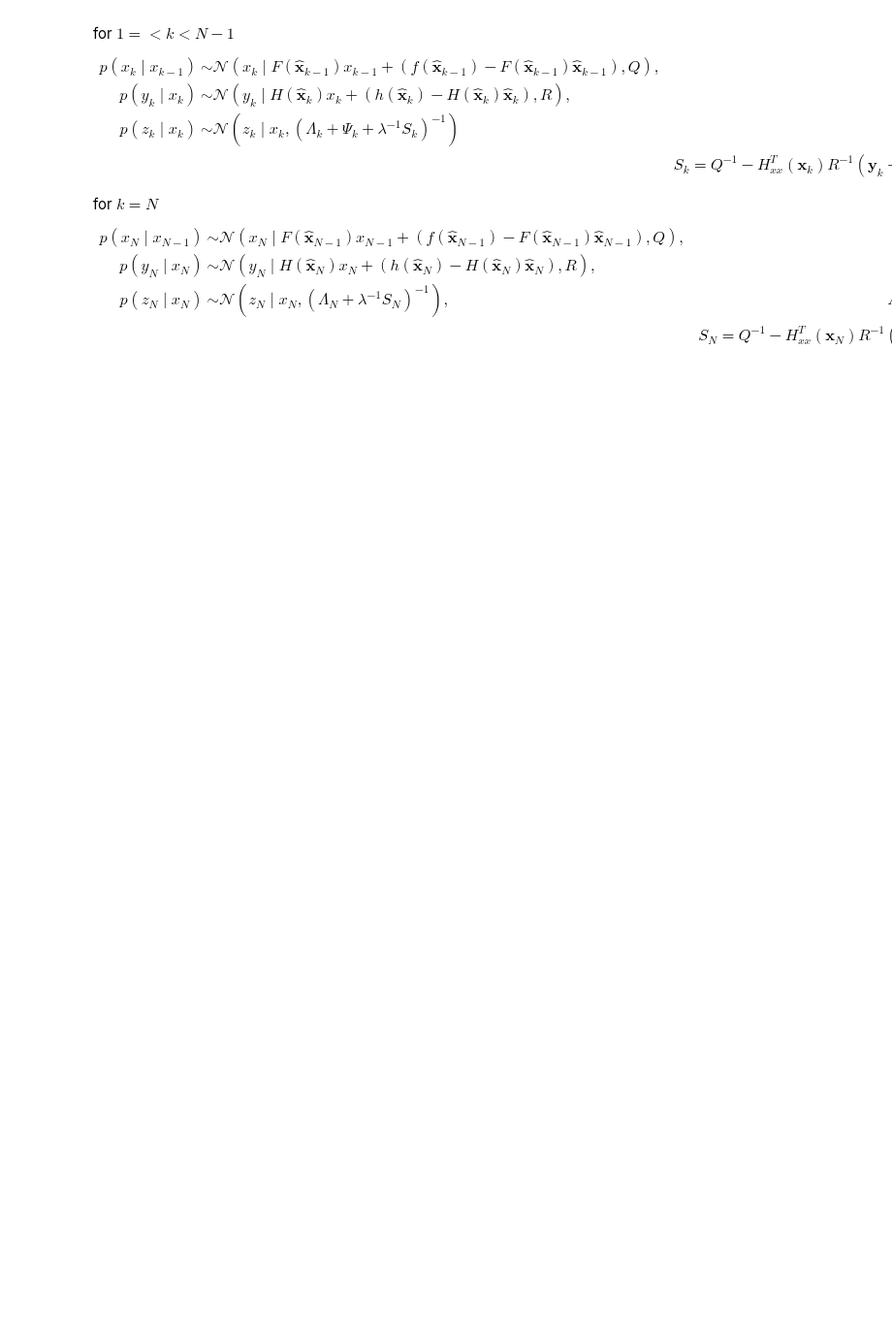
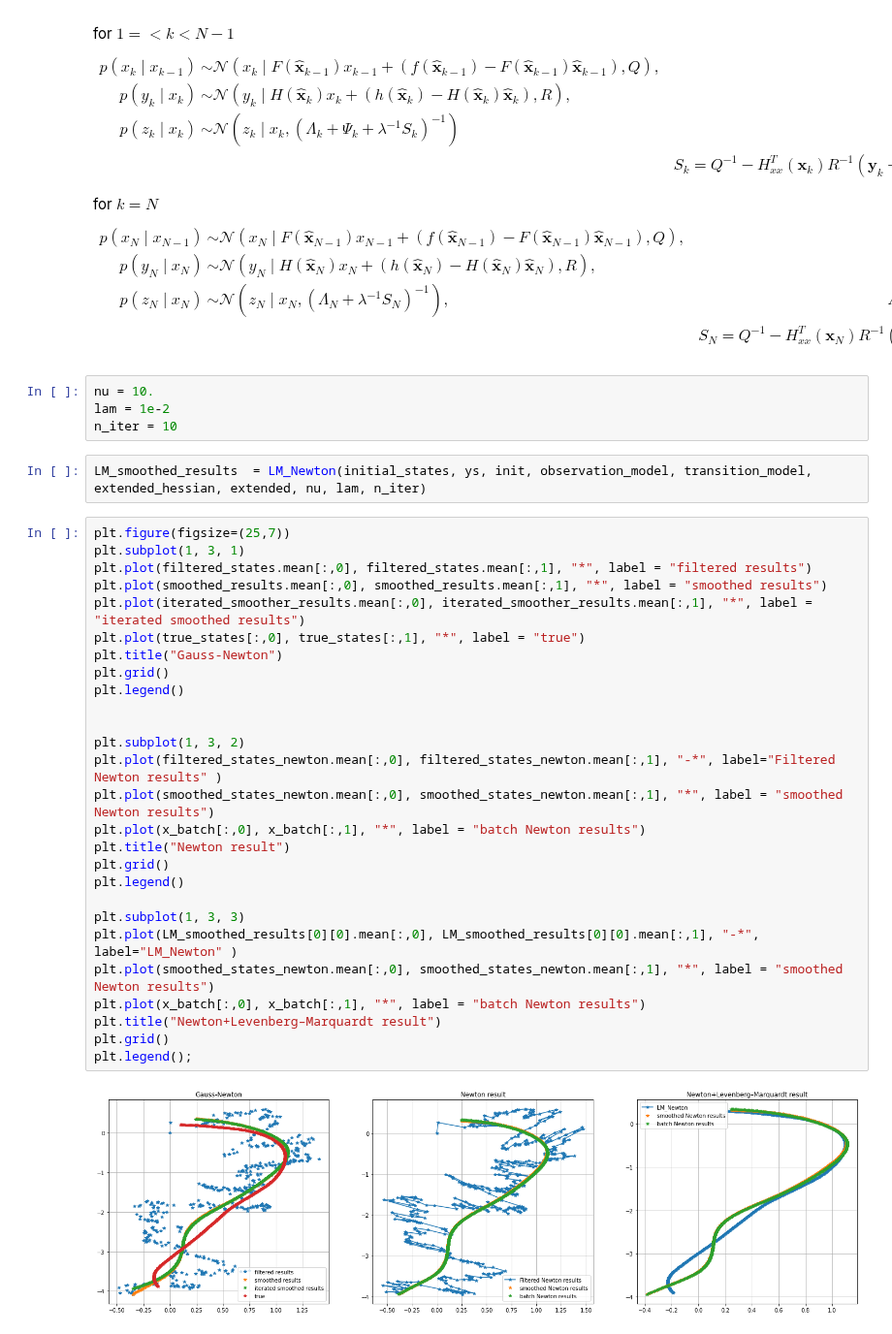
Before and after one commit to hanyas/second-order-smoothers, a Jupyter notebook: notebooks/NewtonFiltering_example2.ipynb, the cells around one changed output. Shown at 97% size. Drawn from its saved outputs; the diff is of its cells as text; blank space fills up the shorter version.

```diff
--- a/notebooks/NewtonFiltering_example2.ipynb
+++ b/notebooks/NewtonFiltering_example2.ipynb
@@ -390,3 +391,38 @@ for $ k = N $
           & & S_N = Q^{-1} - H_{xx}^T(\mathbf{x}_N)R^{-1}(\mathbf{y}_N - h(\mathbf{x}_N)) + H(\mathbf{x}_N)^T R^{-1} H(\mathbf{x}_N)
     \end{split}
 \end{equation}
+# %%
+nu = 10.
+lam = 1e-2
+n_iter = 10
+# %%
+LM_smoothed_results  = LM_Newton(initial_states, ys, init, observation_model, transition_model, extended_hessian, extended, nu, lam, n_iter)
+# %%
+plt.figure(figsize=(25,7))
+plt.subplot(1, 3, 1)
+plt.plot(filtered_states.mean[:,0], filtered_states.mean[:,1], "*", label = "filtered results")
+plt.plot(smoothed_results.mean[:,0], smoothed_results.mean[:,1], "*", label = "smoothed results")
+plt.plot(iterated_smoother_results.mean[:,0], iterated_smoother_results.mean[:,1], "*", label = "iterated smoothed results")
+plt.plot(true_states[:,0], true_states[:,1], "*", label = "true")
+plt.title("Gauss-Newton")
+plt.grid()
+plt.legend()
+
+
+plt.subplot(1, 3, 2)
+plt.plot(filtered_states_newton.mean[:,0], filtered_states_newton.mean[:,1], "-*", label="Filtered Newton results" )
+plt.plot(smoothed_states_newton.mean[:,0], smoothed_states_newton.mean[:,1], "*", label = "smoothed Newton results")
+plt.plot(x_batch[:,0], x_batch[:,1], "*", label = "batch Newton results")
+plt.title("Newton result")
+plt.grid()
+plt.legend()
+
+plt.subplot(1, 3, 3)
+plt.plot(LM_smoothed_results[0][0].mean[:,0], LM_smoothed_results[0][0].mean[:,1], "-*", label="LM_Newton" )
+plt.plot(smoothed_states_newton.mean[:,0], smoothed_states_newton.mean[:,1], "*", label = "smoothed Newton results")
+plt.plot(x_batch[:,0], x_batch[:,1], "*", label = "batch Newton results")
+plt.title("Newton+Levenberg–Marquardt result")
+plt.grid()
+plt.legend();
+# %% [output]
+[figure, added]
```
Also changed, not shown: parts of 4 cells of this notebook, 1 other file.
